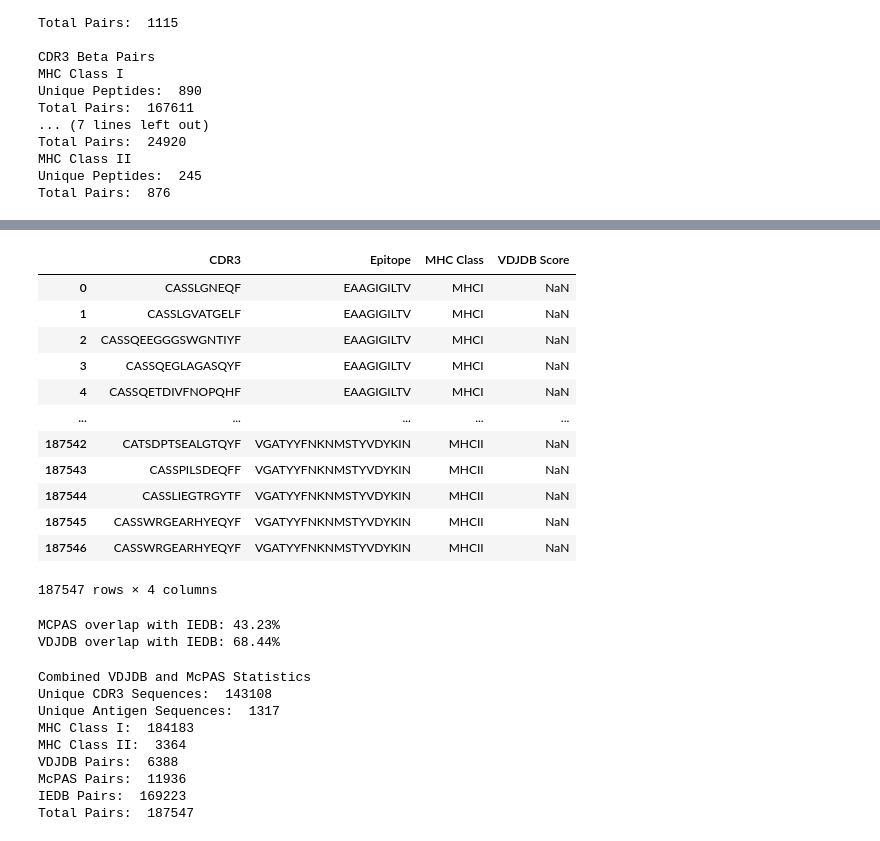
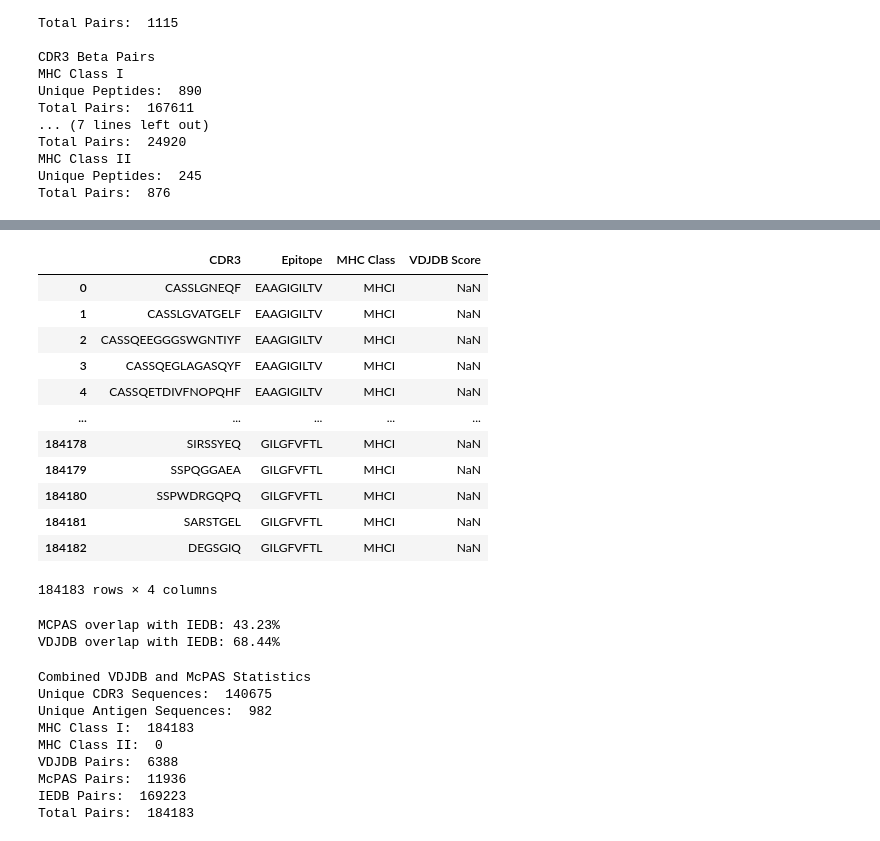
Before and after one commit to Lee-CBG/ATM-TCR, a Jupyter notebook: data/data_analytics.ipynb, the cells around one changed output, grey strips where cells are left out. Saved outputs shown, nothing was run; the diff lists cells and outputs as text; code cells hidden in the pictures.

Commit message:
Filted down to only MHCI

```diff
--- a/data/data_analytics.ipynb
+++ b/data/data_analytics.ipynb
@@ -242,16 +263,4 @@ Total Pairs:  876
 # %%
-"""
-Combine the datasets
-Conditions:
-- Beta Sequences Only
-- VDJDB Score > 0
-- Remove McPAS sequences with '*'
-- Remove IEDB Sequences with '+', '*', or '#'
-- Remove IEDB Non Amino Acid Epitopes (beryllium atom)
-- Remove Whitespace from IEDB TCRs
-- Capitalize all IEDB TCRs
-- Match Regex for Amino Acids (IEDB)
-"""
 def final_filter_mcpas(raw_mcpas):
     # Non Null Epitopes
     df = raw_mcpas.loc[(raw_mcpas['Epitope.peptide'].notnull())]
@@ -287,40 +296,47 @@ def final_filter_iedb(raw_iedb_class_i, raw_iedb_class_ii):
     df = df[['Beta CDR3', 'Peptide', 'MHC Class']]
     # Non Null Beta Sequences
     df = df.loc[(df['Beta CDR3'].notnull())]
     # Remove Sequences with #, *, or +
     df = df[~df['Beta CDR3'].str.contains('#')]
     df = df[~df['Beta CDR3'].str.contains('\*')]
     df = df[~df['Peptide'].str.contains('\+')]
     df = df[~df['Peptide'].str.contains('beryllium atom')]
     # Remove Whitespace from TCRs
     df['Beta CDR3'] = df['Beta CDR3'].str.replace(" ","")
     # Capitalize All TCRs
     df['Beta CDR3'] = df['Beta CDR3'].str.upper()
     # Apply Regex
     df = df[df['Beta CDR3'].str.match(r'^[A|R|N|D|B|C|E|Q|Z|G|H|I|L|K|M|F|P|S|T|W|Y|V]+$')]
     # Rename Columns
     df.columns = ['CDR3', 'Epitope', 'MHC Class']
     return df
 
+def final_filter_combined(combined_data):
+    # Filter down to MHC I only
+    combined_data
+    df = combined_data.loc[(combined_data['MHC Class'] == 'MHCI')]
+    return df
+
 final_mcpas = final_filter_mcpas(mcpas)
 final_vdjdb = final_filter_vdjdb(vdjdb)
 final_iedb = final_filter_iedb(iedb_class_i, iedb_class_ii)
-combined_sequences = pd.concat([final_mcpas, final_vdjdb, final_iedb])
+full_combined_sequences = pd.concat([final_mcpas, final_vdjdb, final_iedb])
+combined_sequences = final_filter_combined(full_combined_sequences)
 combined_sequences.reset_index(drop=True)
 # %% [output]
 |  | CDR3 | Epitope | MHC Class | VDJDB Score |
 | 0 | CASSLGNEQF | EAAGIGILTV | MHCI | NaN |
 | 1 | CASSLGVATGELF | EAAGIGILTV | MHCI | NaN |
 | 2 | CASSQEEGGGSWGNTIYF | EAAGIGILTV | MHCI | NaN |
 | 3 | CASSQEGLAGASQYF | EAAGIGILTV | MHCI | NaN |
 | 4 | CASSQETDIVFNOPQHF | EAAGIGILTV | MHCI | NaN |
 | ... | ... | ... | ... | ... |
-| 187542 | CATSDPTSEALGTQYF | VGATYYFNKNMSTYVDYKIN | MHCII | NaN |
-| 187543 | CASSPILSDEQFF | VGATYYFNKNMSTYVDYKIN | MHCII | NaN |
-| 187544 | CASSLIEGTRGYTF | VGATYYFNKNMSTYVDYKIN | MHCII | NaN |
-| 187545 | CASSWRGEARHYEQYF | VGATYYFNKNMSTYVDYKIN | MHCII | NaN |
-| 187546 | CASSWRGEARHYEQYF | VGATYYFNKNMSTYVDYKIN | MHCII | NaN |
+| 184178 | SIRSSYEQ | GILGFVFTL | MHCI | NaN |
+| 184179 | SSPQGGAEA | GILGFVFTL | MHCI | NaN |
+| 184180 | SSPWDRGQPQ | GILGFVFTL | MHCI | NaN |
+| 184181 | SARSTGEL | GILGFVFTL | MHCI | NaN |
+| 184182 | DEGSGIQ | GILGFVFTL | MHCI | NaN |
-187547 rows × 4 columns
+184183 rows × 4 columns
 # %%
 # Determine Overlap Between Datasets
 def determine_overlap(df1, df2):
@@ -372,11 +388,11 @@ combined_summary_stats(combined_sequences)
 combined_sequences.to_csv('combined_dataset.csv', index=False)
 # %% [output]
 Combined VDJDB and McPAS Statistics
-Unique CDR3 Sequences:  143108
-Unique Antigen Sequences:  1317
+Unique CDR3 Sequences:  140675
+Unique Antigen Sequences:  982
 MHC Class I:  184183
-MHC Class II:  3364
+MHC Class II:  0
 VDJDB Pairs:  6388
 McPAS Pairs:  11936
 IEDB Pairs:  169223
-Total Pairs:  187547
+Total Pairs:  184183
```
Also changed, not shown: parts of 14 cells of this notebook.
